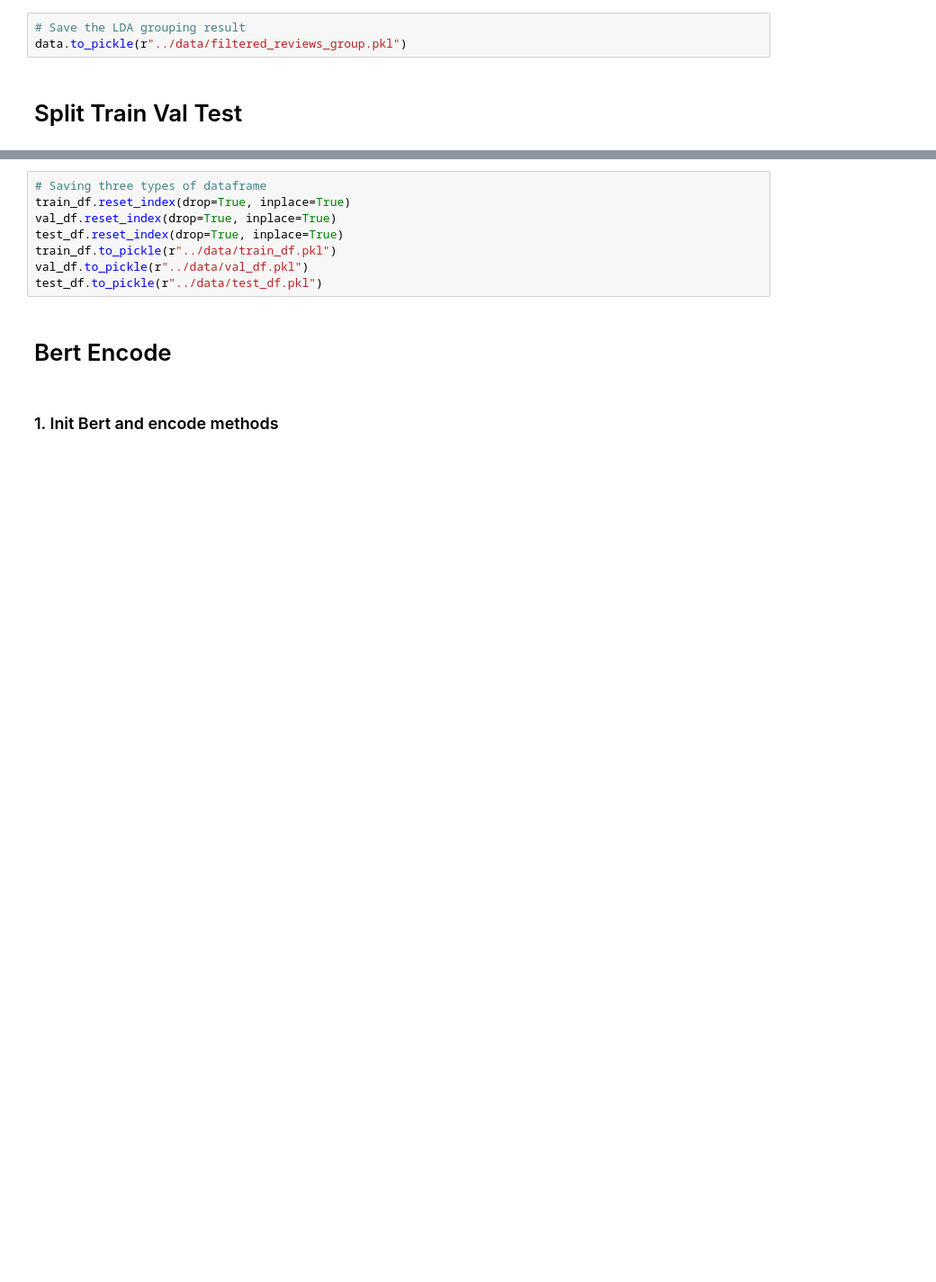
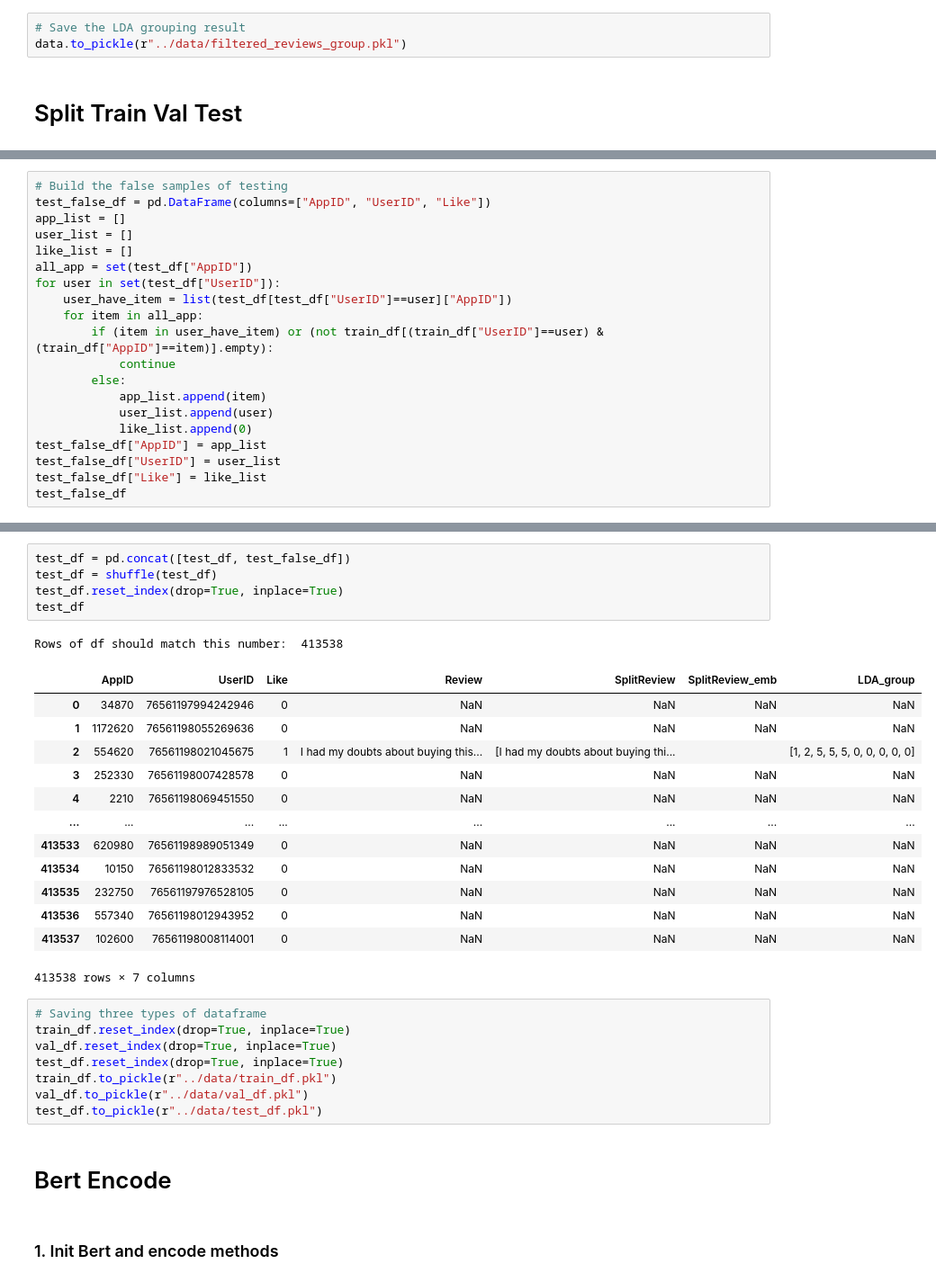
Before and after one commit to Albert40727/CL_HIAM, a Jupyter notebook: preprocess.ipynb, the cells around one changed output, grey strips where cells are left out. Shown at 90% size. Saved outputs shown, nothing was run; the diff lists cells and outputs as text; blank space fills up the shorter version.

```diff
--- a/preprocess.ipynb
+++ b/preprocess.ipynb
@@ -262,0 +283,20 @@ len(train_df), len(val_df), len(test_df), len(train_df)+len(val_df)+len(test_df)
+# %%
+# Build the false samples of testing
+test_false_df = pd.DataFrame(columns=["AppID", "UserID", "Like"])
+app_list = []
+user_list = []
+like_list = []
+all_app = set(test_df["AppID"])
+for user in set(test_df["UserID"]):
+    user_have_item = list(test_df[test_df["UserID"]==user]["AppID"])
+    for item in all_app:
+        if (item in user_have_item) or (not train_df[(train_df["UserID"]==user) & (train_df["AppID"]==item)].empty):
+            continue
+        else:
+            app_list.append(item)
+            user_list.append(user)
+            like_list.append(0)
+test_false_df["AppID"] = app_list
+test_false_df["UserID"] = user_list
+test_false_df["Like"] = like_list
+test_false_df
@@ -263,3 +317,23 @@ len(train_df), len(val_df), len(test_df), len(train_df)+len(val_df)+len(test_df)
+# %%
+test_df = pd.concat([test_df, test_false_df])
+test_df = shuffle(test_df)
+test_df.reset_index(drop=True, inplace=True)
+test_df
+# %% [output]
+Rows of df should match this number:  413538
+|  | AppID | UserID | Like | Review | SplitReview | SplitReview_emb | LDA_group |
+| 0 | 34870 | 76561197994242946 | 0 | NaN | NaN | NaN | NaN |
+| 1 | 1172620 | 76561198055269636 | 0 | NaN | NaN | NaN | NaN |
+| 2 | 554620 | 76561198021045675 | 1 | I had my doubts about buying this... | [I had my doubts about buying thi... |  | [1, 2, 5, 5, 5, 0, 0, 0, 0, 0] |
+| 3 | 252330 | 76561198007428578 | 0 | NaN | NaN | NaN | NaN |
+| 4 | 2210 | 76561198069451550 | 0 | NaN | NaN | NaN | NaN |
+| ... | ... | ... | ... | ... | ... | ... | ... |
+| 413533 | 620980 | 76561198989051349 | 0 | NaN | NaN | NaN | NaN |
+| 413534 | 10150 | 76561198012833532 | 0 | NaN | NaN | NaN | NaN |
+| 413535 | 232750 | 76561197976528105 | 0 | NaN | NaN | NaN | NaN |
+| 413536 | 557340 | 76561198012943952 | 0 | NaN | NaN | NaN | NaN |
+| 413537 | 102600 | 76561198008114001 | 0 | NaN | NaN | NaN | NaN |
+413538 rows × 7 columns
 # %%
 # Saving three types of dataframe
 train_df.reset_index(drop=True, inplace=True)
```
Also changed, not shown: parts of 15 cells of this notebook, 7 other files.
